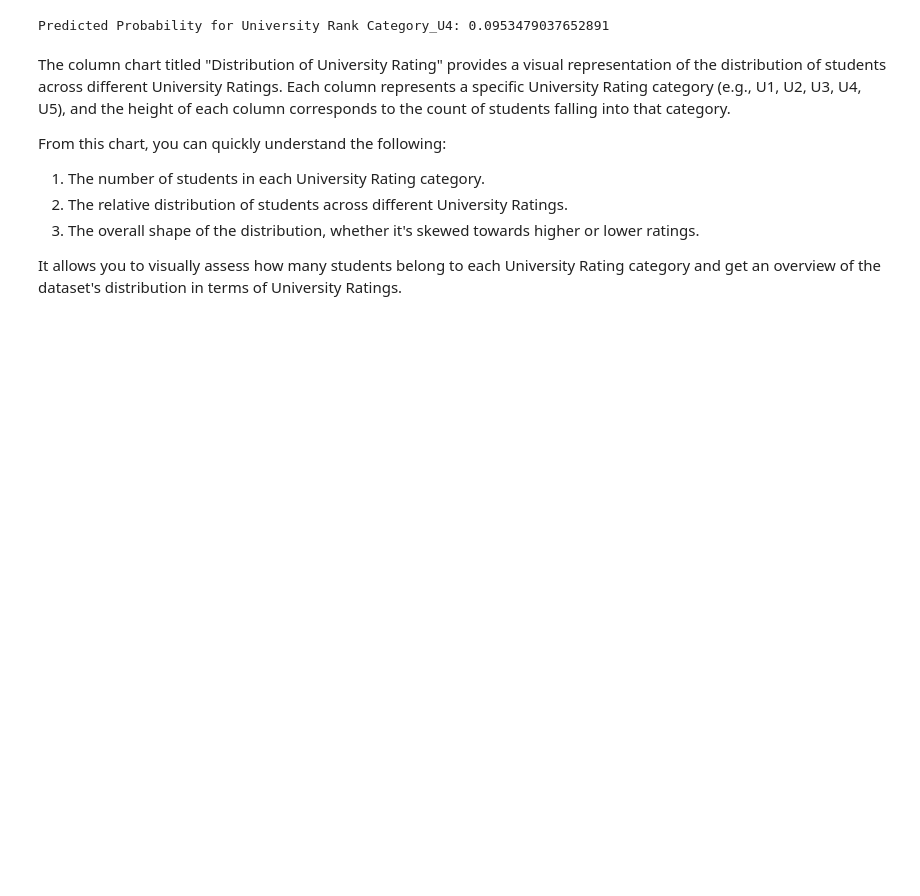
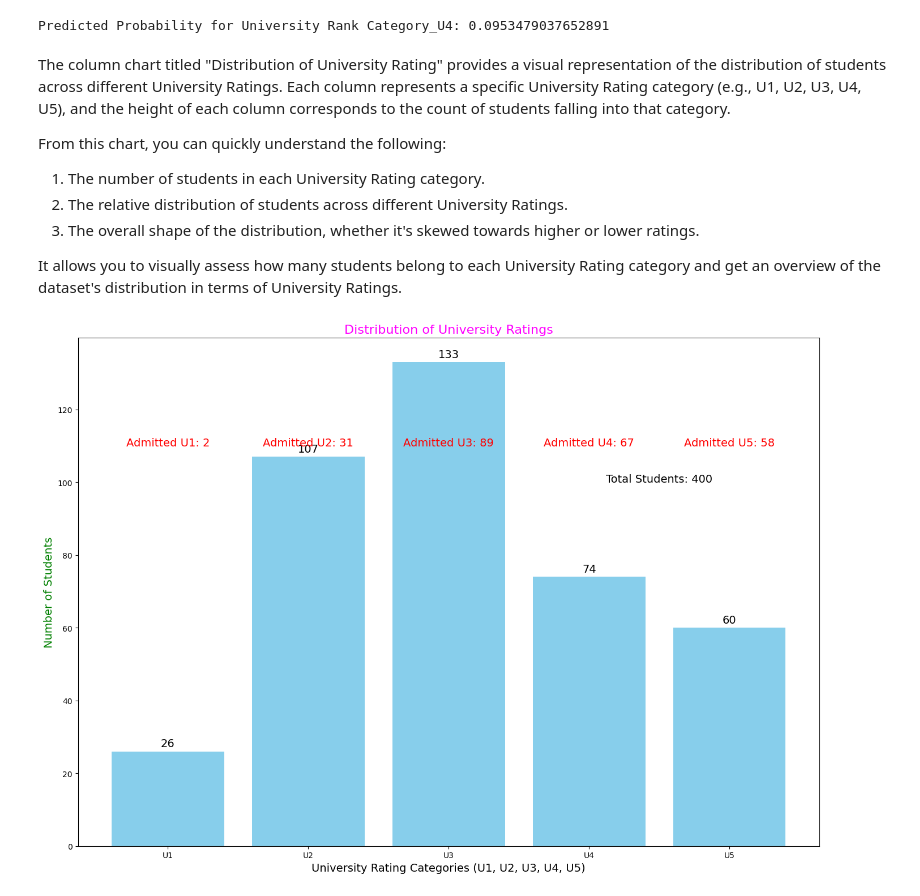
Before and after one commit to aritradey-CS/Admission-Prediction, a Jupyter notebook: _Test_Module_Oct23.ipynb, the cells around one changed output. Saved outputs shown, nothing was run; the diff lists cells and outputs as text; code cells hidden in the pictures; blank space fills up the shorter version.

```diff
--- a/_Test_Module_Oct23.ipynb
+++ b/_Test_Module_Oct23.ipynb
@@ -1387,3 +1387,48 @@ From this chart, you can quickly understand the following:
 3. The overall shape of the distribution, whether it's skewed towards higher or lower ratings.
 
 It allows you to visually assess how many students belong to each University Rating category and get an overview of the dataset's distribution in terms of University Ratings.
+# %%
+import pandas as pd
+import matplotlib.pyplot as plt
+
+# Load your dataset (replace with your dataset path)
+df = pd.read_csv('Admission_Predict.csv')
+
+# Count the number of students in each University Rating category
+rating_counts = df['University Rating'].value_counts().sort_index()
+
+# Define the University Rating categories
+categories = ['U1', 'U2', 'U3', 'U4', 'U5']
+
+# Create a figure and axis for the chart
+fig, ax = plt.subplots(figsize=(16, 10))
+
+# Create the column chart
+bar_chart = ax.bar(categories, rating_counts, color='skyblue')
+
+# Add data labels on top of the columns with increased font size
+for bar in bar_chart:
+    height = bar.get_height()
+    ax.annotate(f'{height}', xy=(bar.get_x() + bar.get_width() / 2, height), xytext=(0, 3),
+                textcoords="offset points", ha='center', va='bottom', fontsize=14)
+
+# Add titles and labels with an increased font size
+plt.title('Distribution of University Ratings', fontsize=16, color='Magenta')
+
+plt.xlabel('University Rating Categories (U1, U2, U3, U4, U5)', fontsize=14)
+plt.ylabel('Number of Students', fontsize=14, color='green')
+
+# Calculate and display the total number of students
+total_students = len(df)
+plt.text(3.5, 100, f'Total Students: {total_students}', fontsize=14, ha='center')
+
+# Calculate and display the count of admitted students for each category
+admitted_counts = df[df['Chance of Admit '] >= 0.7]['University Rating'].value_counts().sort_index()
+for i, count in enumerate(admitted_counts):
+    plt.text(i, 110, f'Admitted U{i + 1}: {count}', fontsize=14, color='red', ha='center')
+
+# Show the chart
+plt.tight_layout()
+plt.show()
+# %% [output]
+[figure, added]
```
Also changed, not shown: parts of 10 cells of this notebook.
